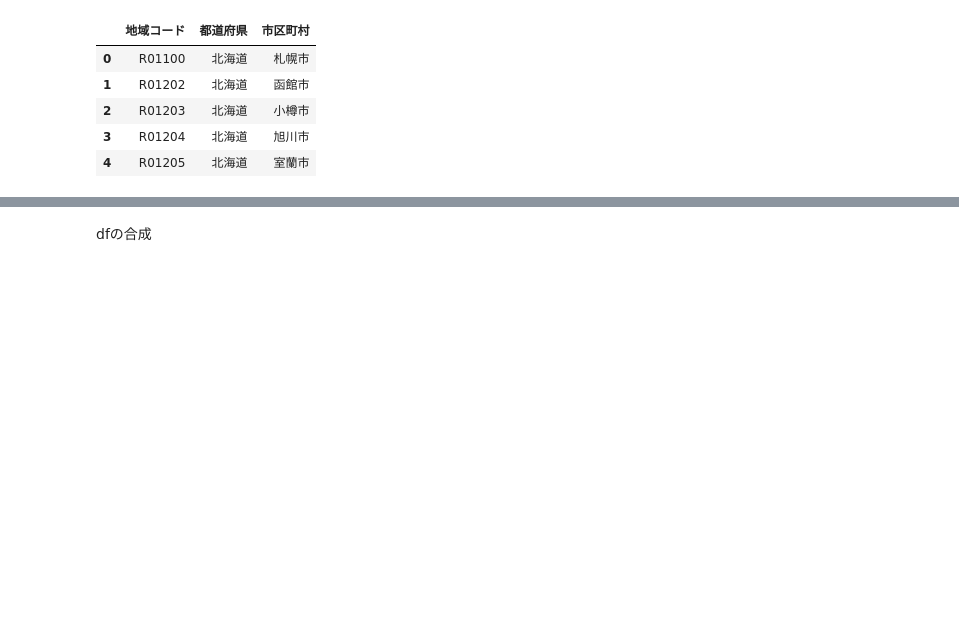
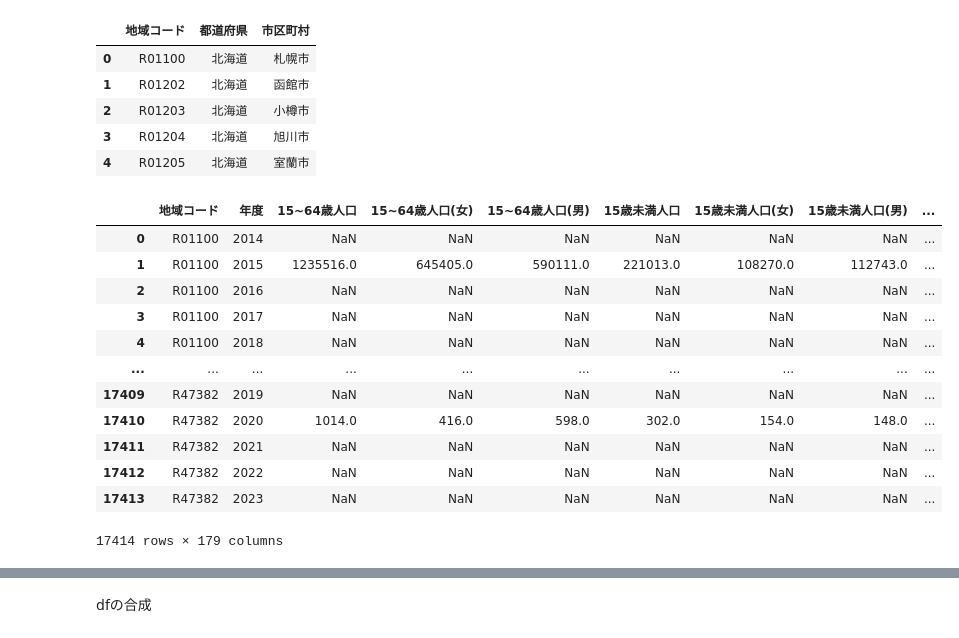
Before and after one commit to shun217/Statistics-Competition_Local-government-policy, a Jupyter notebook: testdata_pre.ipynb, the cells around one changed output, grey strips where cells are left out. Drawn from its saved outputs; the diff is of its cells as text; code cells hidden in the pictures; blank space fills up the shorter version.

```diff
--- a/testdata_pre.ipynb
+++ b/testdata_pre.ipynb
@@ -700,6 +690,22 @@ df_region_code.head()
 | 2 | R01203 | 北海道 | 小樽市 |
 | 3 | R01204 | 北海道 | 旭川市 |
 | 4 | R01205 | 北海道 | 室蘭市 |
+# %%
+df_statistics
+# %% [output]
+|  | 地域コード | 年度 | 15~64歳人口 | 15~64歳人口(女) | 15~64歳人口(男) | 15歳未満人口 | 15歳未満人口(女) | 15歳未満人口(男) | ... |
+| 0 | R01100 | 2014 | NaN | NaN | NaN | NaN | NaN | NaN | ... |
+| 1 | R01100 | 2015 | 1235516.0 | 645405.0 | 590111.0 | 221013.0 | 108270.0 | 112743.0 | ... |
+| 2 | R01100 | 2016 | NaN | NaN | NaN | NaN | NaN | NaN | ... |
+| 3 | R01100 | 2017 | NaN | NaN | NaN | NaN | NaN | NaN | ... |
+| 4 | R01100 | 2018 | NaN | NaN | NaN | NaN | NaN | NaN | ... |
+| ... | ... | ... | ... | ... | ... | ... | ... | ... | ... |
+| 17409 | R47382 | 2019 | NaN | NaN | NaN | NaN | NaN | NaN | ... |
+| 17410 | R47382 | 2020 | 1014.0 | 416.0 | 598.0 | 302.0 | 154.0 | 148.0 | ... |
+| 17411 | R47382 | 2021 | NaN | NaN | NaN | NaN | NaN | NaN | ... |
+| 17412 | R47382 | 2022 | NaN | NaN | NaN | NaN | NaN | NaN | ... |
+| 17413 | R47382 | 2023 | NaN | NaN | NaN | NaN | NaN | NaN | ... |
+17414 rows × 179 columns
 # %%
 df_final = df_final.sort_values(["地域コード", "年度"])
 
```
Also changed, not shown: parts of 20 cells of this notebook, 1 other file.
